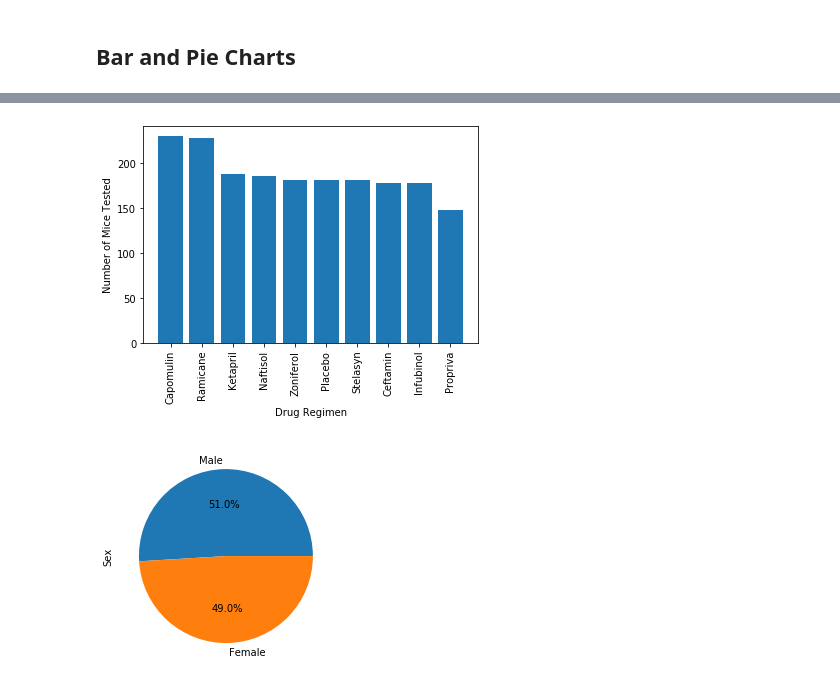
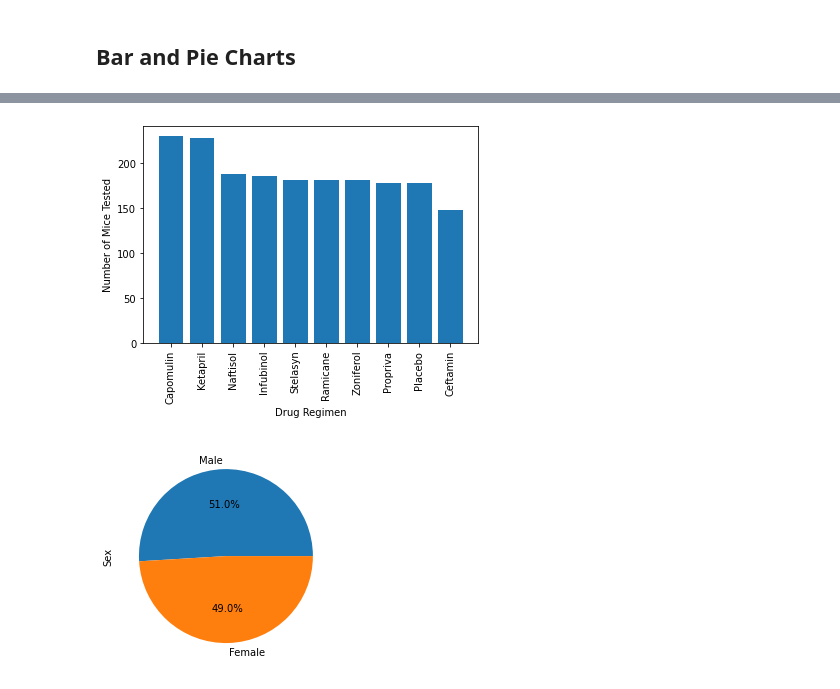
Before and after one commit to atmetz/matplotlib-challenge, a Jupyter notebook: pymaceuticals.ipynb, the cells around one changed output, grey strips where cells are left out. Drawn from its saved outputs; the diff is of its cells as text; code cells hidden in the pictures.

```diff
--- a/pymaceuticals.ipynb
+++ b/pymaceuticals.ipynb
@@ -66,7 +65,7 @@ duplicate_mouse_df.head(15)
 | 1592 | g989 | 35 | 62.570880 | 2 | Propriva | Female | 21 | ... |
 # %%
 # Create a clean DataFrame by dropping the duplicate mouse by its ID.
-cleaned_mouse_study_df = mouse_study_df.loc[mouse_study_df["Mouse ID"] != duplicate_mouse]
+cleaned_mouse_study_df = mouse_study_df.loc[mouse_study_df["Mouse ID"] != "g989"]
 
 cleaned_mouse_study_df
 # %% [output]
@@ -153,6 +160,17 @@ summary_stats_agg_df
 # %%
 # Generate a bar plot showing the total number of timepoints for all mice tested for each drug regimen using pyplot.
+x_axis = cleaned_mouse_study_df["Drug Regimen"].unique()
+tick_locations = [value for value in x_axis]
+timepoint = cleaned_mouse_study_df["Drug Regimen"].value_counts()
+
+plt.bar(x_axis, timepoint, align="center")
+plt.xticks(tick_locations, x_axis, rotation="vertical")
+
+plt.xlabel("Drug Regimen")
+plt.ylabel("Number of Mice Tested")
+
+plt.show()
 # %% [output]
-[figure, old version]
+[figure, new version]
 # %%
 # Generate a pie plot showing the distribution of female versus male mice using Pandas
```
Also changed, not shown: parts of 9 cells of this notebook.
